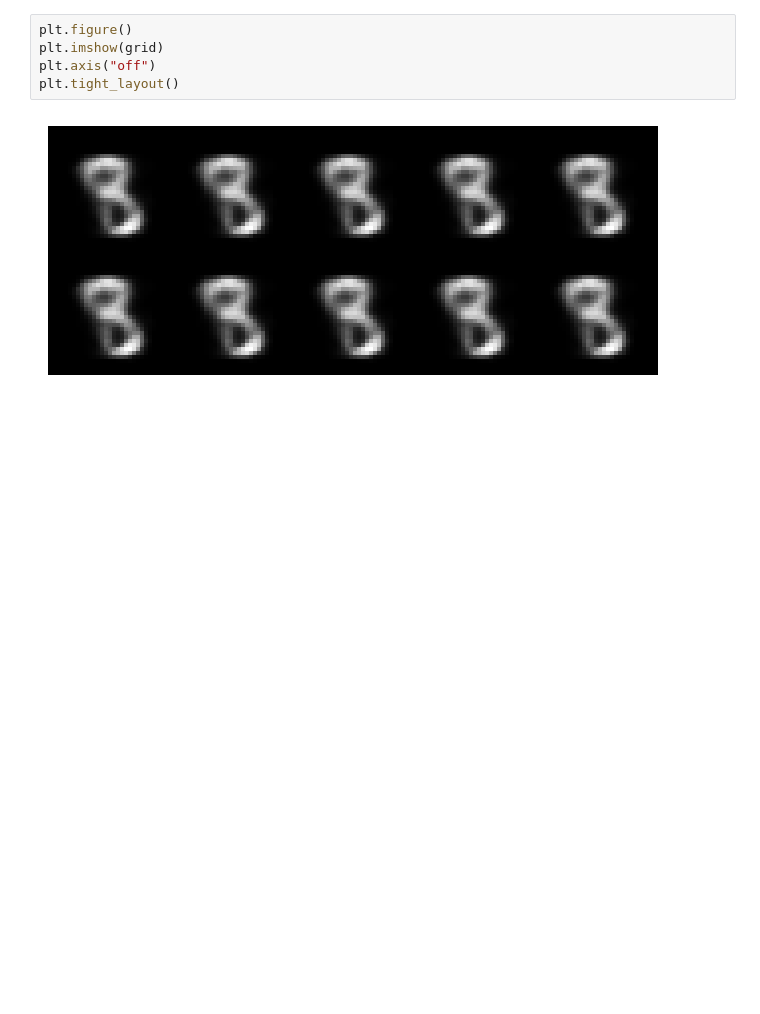
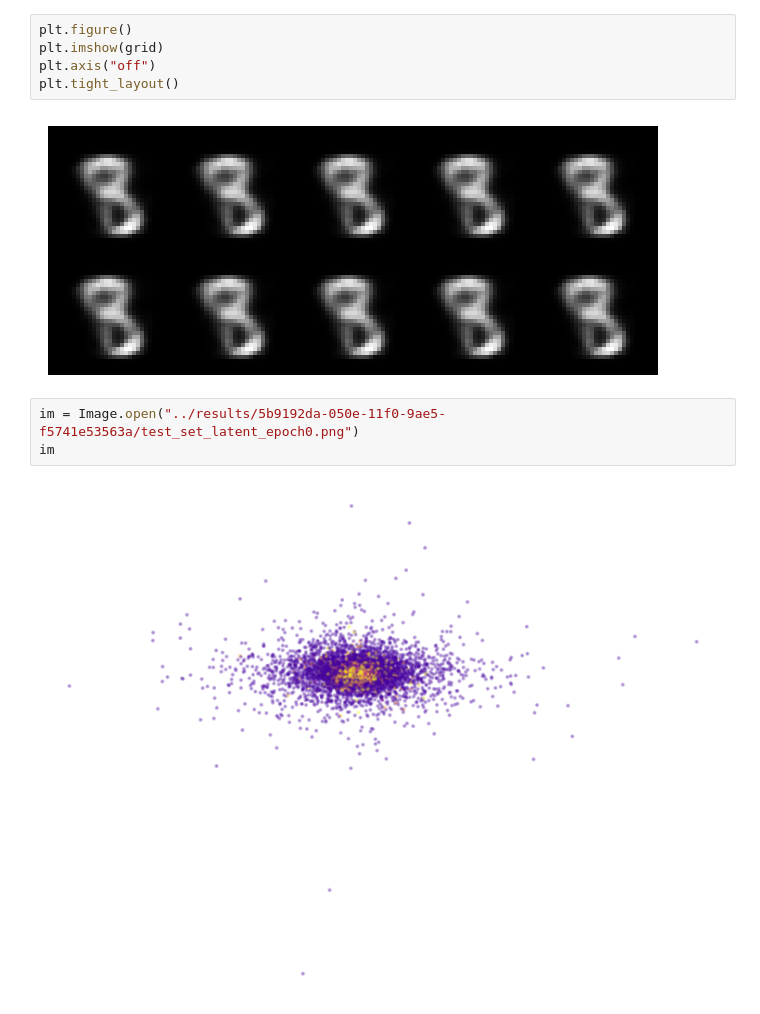
Before and after one commit to lmartinez2001/gmm-vae, a Jupyter notebook: notebooks/figures.ipynb, the cells around one changed output. Drawn from its saved outputs; the diff is of its cells as text; blank space fills up the shorter version.

```diff
--- a/notebooks/figures.ipynb
+++ b/notebooks/figures.ipynb
@@ -118,3 +120,8 @@ plt.axis("off")
 plt.tight_layout()
 # %% [output]
 [figure]
+# %%
+im = Image.open("../results/5b9192da-050e-11f0-9ae5-f5741e53563a/test_set_latent_epoch0.png")
+im
+# %% [output]
+[figure, added]
```
Also changed, not shown: parts of 3 cells of this notebook, 5 other files.
